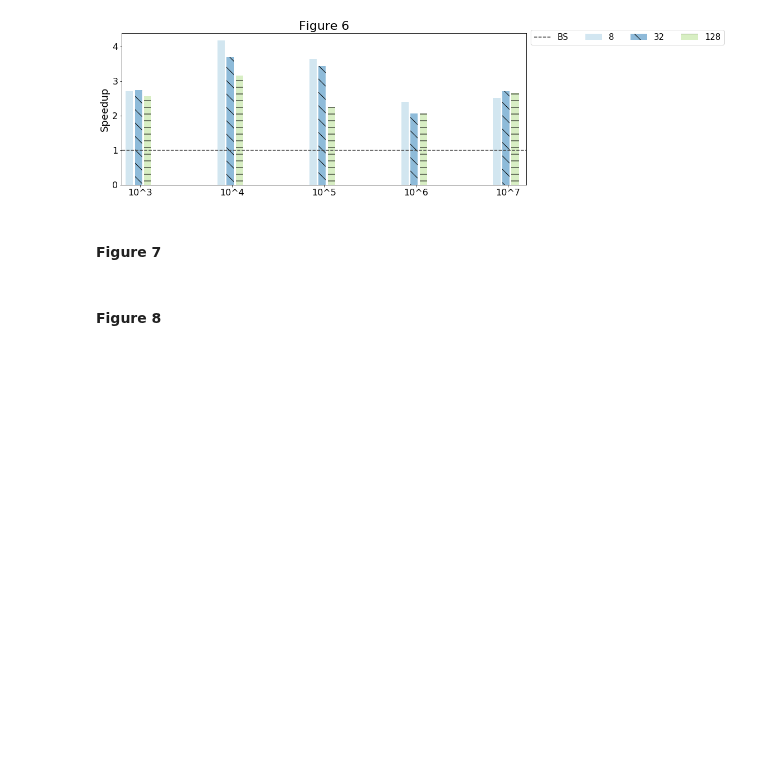
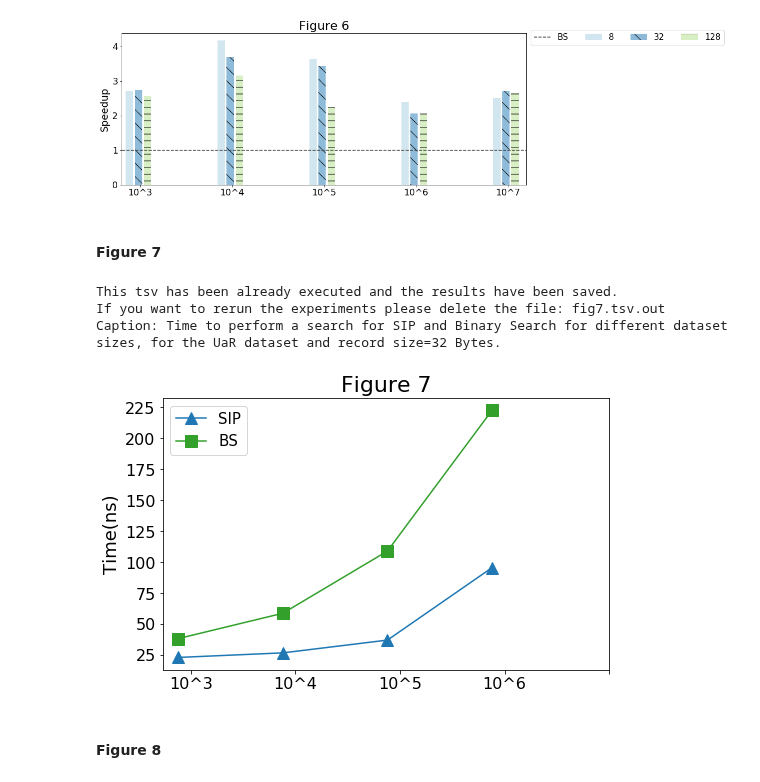
Before and after one commit to UWHustle/Efficiently-Searching-In-Memory-Sorted-Arrays, a Jupyter notebook: reproduce_experiments/Reproducibility.ipynb, the cells around one changed output. Saved outputs shown, nothing was run; the diff lists cells and outputs as text; code cells hidden in the pictures; blank space fills up the shorter version.

```diff
--- a/reproduce_experiments/Reproducibility.ipynb
+++ b/reproduce_experiments/Reproducibility.ipynb
@@ -383,51 +387,53 @@ Caption: Speedup of SIP compared to Binary Search for different dataset and reco
 # %% [markdown]
 #### Figure 7
 # %%
-# algos: i-opt-8, bs
-# datasets: UaR(10^3 - 10^9)
-# record-size: 32
-
 tsv="fig7.tsv"
 rm_tsv(tsv)
 
 #TODO(faster)
+datasetSizes=[3,4,5,6]#,6,7,8,9]
 for algorithm in ["bs", "sip"]:
-    for datasetSize in [3,4,5,6]:#,6,7,8,9]:
+    for datasetSize in datasetSizes:
             UaR_to_tsv(tsv, 10**datasetSize, algorithm, 32, 1)
 
 
 run(tsv)
 results=get_results(tsv)
 
 # Group the results by algorithm
 bsResults=results[0:(len(results)//2)]
 sipResults=results[(len(results)//2):len(results)]
 
 
 fig, ax = plt.subplots(figsize=(8,5))
 
+plt.plot(sipResults, color=blue,marker="^", markersize=12, label="SIP")
+plt.plot(bsResults, color=green,marker="s", markersize=12, label="BS")
 
-plt.plot([-1,len(datasetSizes)],[1,1],linestyle="dashed", color=black, label="BS")
+ax.set_ylabel('Time(ns)', size=18)
 
-ax.set_ylabel('Speedup', size=18)
-
-ax.set_title('Figure 6', size=22)
+ax.set_title('Figure 7', size=22)
 
 # Set the position of the x ticks
 ax.set_xticks([p + 1.5 * width for p in pos])
 ax.yaxis.set_major_locator(MaxNLocator(integer=True))
 
 # Set the labels for the x ticks
 xticks=["10^"+str(i) for i in datasetSizes]
 ax.set_xticklabels(xticks, size=15)
 ax.tick_params(axis='both', which='major', labelsize=16)
 
 # Adding the legend and showing the plot
 plt.legend(prop={'size': 15}, loc='upper left')
 
 plt.gcf().savefig('./figures/fig7.pdf', format='pdf')
 
 print("Caption: Time to perform a search for SIP and Binary Search for different dataset sizes, for the UaR dataset and record size=32 Bytes.")
+# %% [output]
+This tsv has been already executed and the results have been saved.
+If you want to rerun the experiments please delete the file: fig7.tsv.out
+Caption: Time to perform a search for SIP and Binary Search for different dataset sizes, for the UaR dataset and record size=32 Bytes.
+[figure, added]
 # %% [markdown]
 #### Figure 8
 # %%
```
Also changed, not shown: parts of 2 cells of this notebook.
